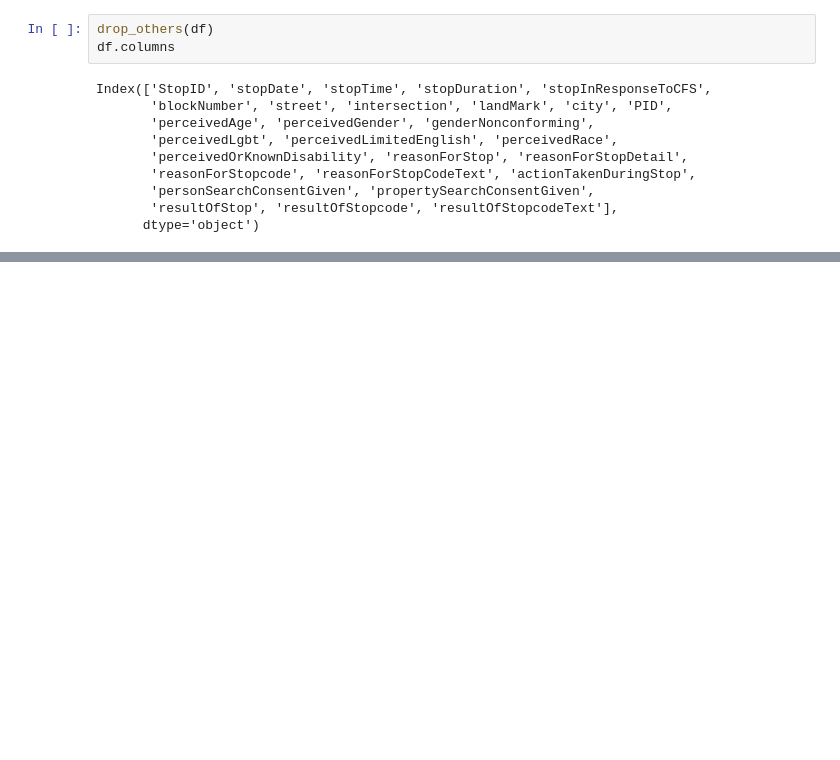
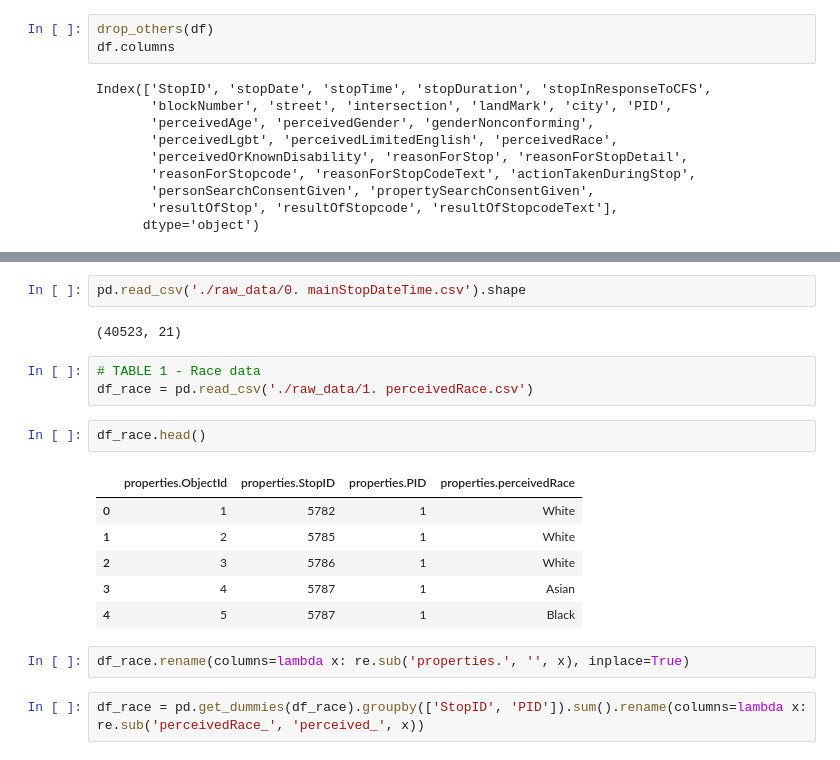
Before and after one commit to tsamba120/Long-Beach-Policing-Analysis, a Jupyter notebook: cleaning_notebooks/pre_EDA_cleaning.ipynb, the cells around one changed output, grey strips where cells are left out. Drawn from its saved outputs; the diff is of its cells as text; blank space fills up the shorter version.

```diff
--- a/pre_EDA_cleaning.ipynb
+++ b/cleaning_notebooks/pre_EDA_cleaning.ipynb
@@ -87,0 +105,20 @@ Index(['StopID', 'stopDate', 'stopTime', 'stopDuration', 'stopInResponseToCFS',
+# %%
+pd.read_csv('./raw_data/0. mainStopDateTime.csv').shape
+# %% [output]
+(40523, 21)
+# %%
+# TABLE 1 - Race data
+df_race = pd.read_csv('./raw_data/1. perceivedRace.csv')
+# %%
+df_race.head()
+# %% [output]
+|  | properties.ObjectId | properties.StopID | properties.PID | properties.perceivedRace |
+| 0 | 1 | 5782 | 1 | White |
+| 1 | 2 | 5785 | 1 | White |
+| 2 | 3 | 5786 | 1 | White |
+| 3 | 4 | 5787 | 1 | Asian |
+| 4 | 5 | 5787 | 1 | Black |
+# %%
+df_race.rename(columns=lambda x: re.sub('properties.', '', x), inplace=True)
+# %%
+df_race = pd.get_dummies(df_race).groupby(['StopID', 'PID']).sum().rename(columns=lambda x: re.sub('perceivedRace_', 'perceived_', x))
```
Also changed, not shown: parts of 19 cells of this notebook, 3 other files.
